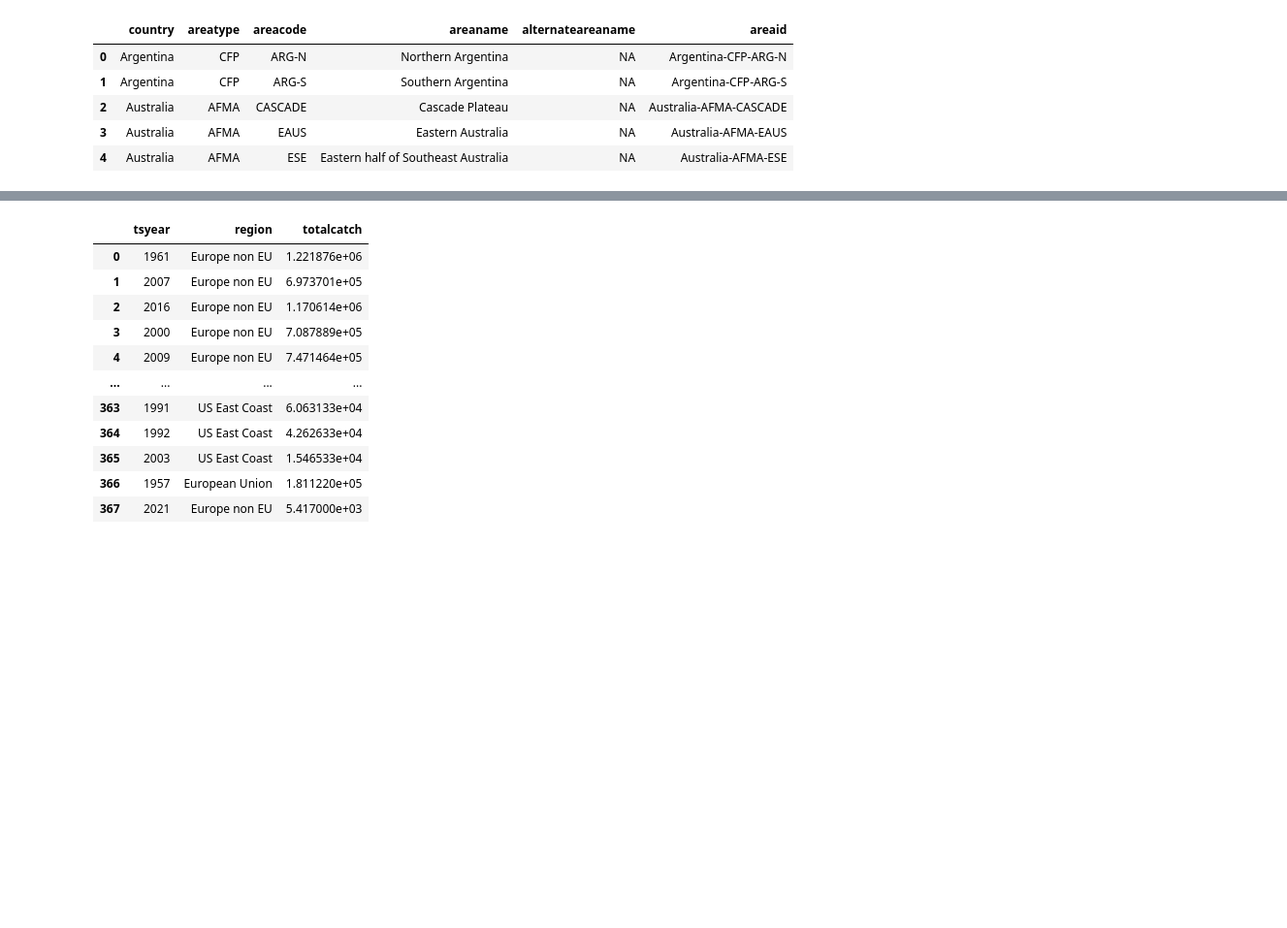
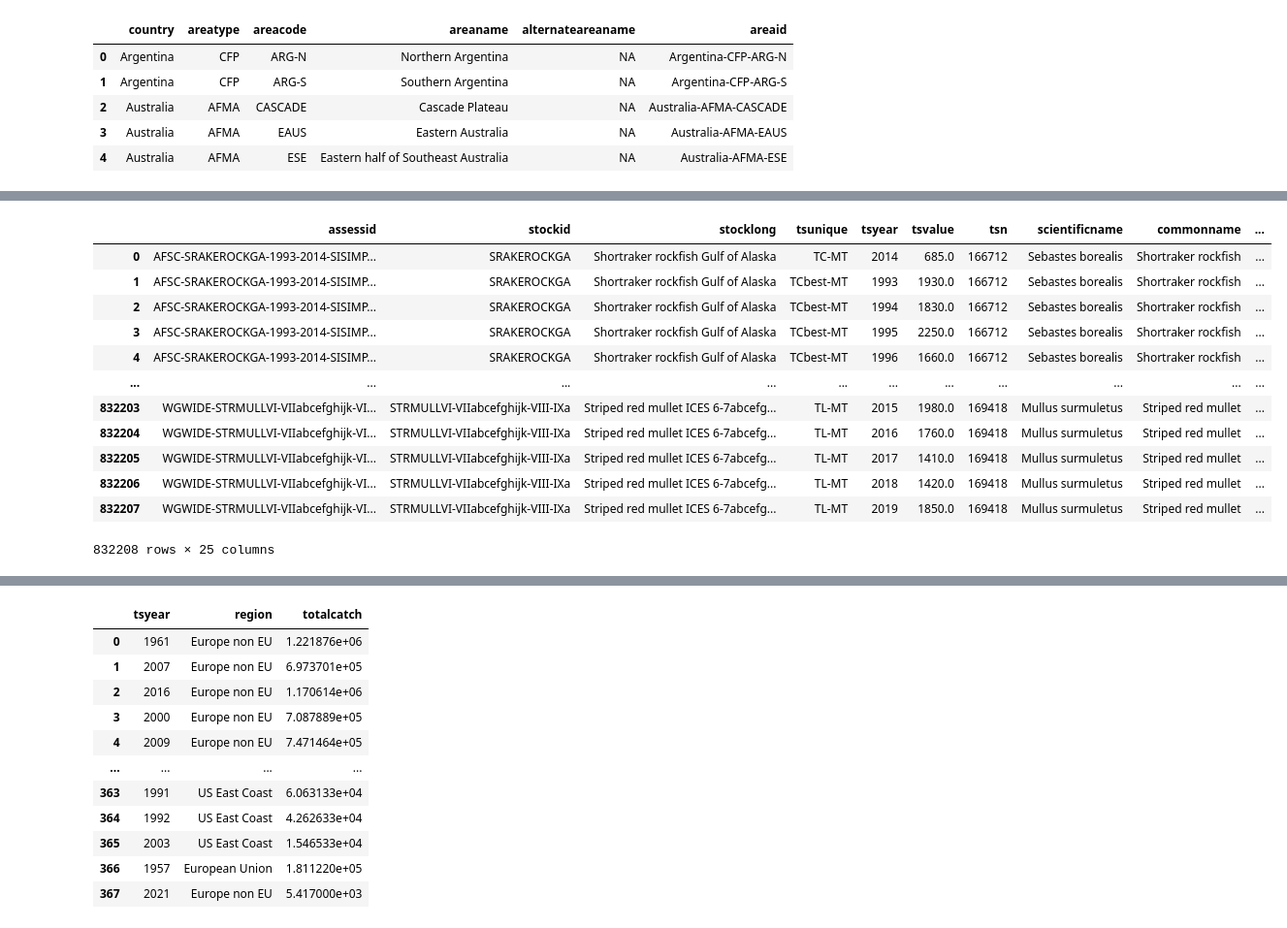
Before and after one commit to espm-288/fish-pam-shruti-paridhi-1, a Jupyter notebook: notebook.ipynb, the cells around one changed output, grey strips where cells are left out. Shown at 97% size. Saved outputs shown, nothing was run; the diff lists cells and outputs as text; code cells hidden in the pictures; blank space fills up the shorter version.

```diff
--- a/notebook.ipynb
+++ b/notebook.ipynb
@@ -57,10 +57,25 @@ Limit[r0, n=5]>
 # %%
 #made table fish which started with timeseries, and joined the stockid column from the stock table, and the tsid/tsunique column from the tsmetrics table
 fish = (timeseries
 .join(stock,"stockid")
 .rename(tsunique="tsid")
 .join(tsmetrics,"tsunique")
 )
+fish.execute()
+# %% [output]
+|  | assessid | stockid | stocklong | tsunique | tsyear | tsvalue | tsn | scientificname | commonname | ... |
+| 0 | AFSC-SRAKEROCKGA-1993-2014-SISIMP... | SRAKEROCKGA | Shortraker rockfish Gulf of Alaska | TC-MT | 2014 | 685.0 | 166712 | Sebastes borealis | Shortraker rockfish | ... |
+| 1 | AFSC-SRAKEROCKGA-1993-2014-SISIMP... | SRAKEROCKGA | Shortraker rockfish Gulf of Alaska | TCbest-MT | 1993 | 1930.0 | 166712 | Sebastes borealis | Shortraker rockfish | ... |
+| 2 | AFSC-SRAKEROCKGA-1993-2014-SISIMP... | SRAKEROCKGA | Shortraker rockfish Gulf of Alaska | TCbest-MT | 1994 | 1830.0 | 166712 | Sebastes borealis | Shortraker rockfish | ... |
+| 3 | AFSC-SRAKEROCKGA-1993-2014-SISIMP... | SRAKEROCKGA | Shortraker rockfish Gulf of Alaska | TCbest-MT | 1995 | 2250.0 | 166712 | Sebastes borealis | Shortraker rockfish | ... |
+| 4 | AFSC-SRAKEROCKGA-1993-2014-SISIMP... | SRAKEROCKGA | Shortraker rockfish Gulf of Alaska | TCbest-MT | 1996 | 1660.0 | 166712 | Sebastes borealis | Shortraker rockfish | ... |
+| ... | ... | ... | ... | ... | ... | ... | ... | ... | ... | ... |
+| 832203 | WGWIDE-STRMULLVI-VIIabcefghijk-VI... | STRMULLVI-VIIabcefghijk-VIII-IXa | Striped red mullet ICES 6-7abcefg... | TL-MT | 2015 | 1980.0 | 169418 | Mullus surmuletus | Striped red mullet | ... |
+| 832204 | WGWIDE-STRMULLVI-VIIabcefghijk-VI... | STRMULLVI-VIIabcefghijk-VIII-IXa | Striped red mullet ICES 6-7abcefg... | TL-MT | 2016 | 1760.0 | 169418 | Mullus surmuletus | Striped red mullet | ... |
+| 832205 | WGWIDE-STRMULLVI-VIIabcefghijk-VI... | STRMULLVI-VIIabcefghijk-VIII-IXa | Striped red mullet ICES 6-7abcefg... | TL-MT | 2017 | 1410.0 | 169418 | Mullus surmuletus | Striped red mullet | ... |
+| 832206 | WGWIDE-STRMULLVI-VIIabcefghijk-VI... | STRMULLVI-VIIabcefghijk-VIII-IXa | Striped red mullet ICES 6-7abcefg... | TL-MT | 2018 | 1420.0 | 169418 | Mullus surmuletus | Striped red mullet | ... |
+| 832207 | WGWIDE-STRMULLVI-VIIabcefghijk-VI... | STRMULLVI-VIIabcefghijk-VIII-IXa | Striped red mullet ICES 6-7abcefg... | TL-MT | 2019 | 1850.0 | 169418 | Mullus surmuletus | Striped red mullet | ... |
+832208 rows × 25 columns
 # %%
 #We created a new table with all the fish stocks, and filtered them by years (>=1950) and created a new column for collapsed
 allfish = (fish
```
Also changed, not shown: parts of 8 cells of this notebook.
